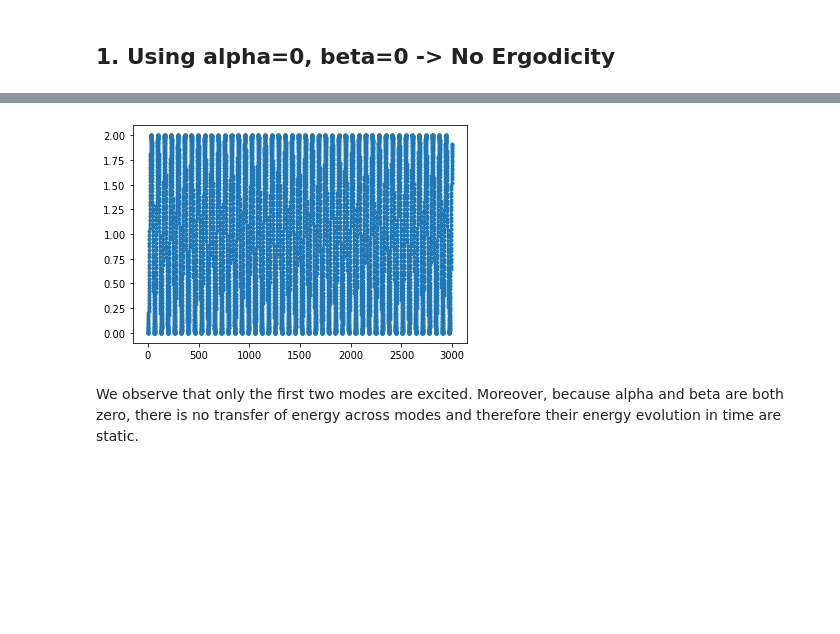
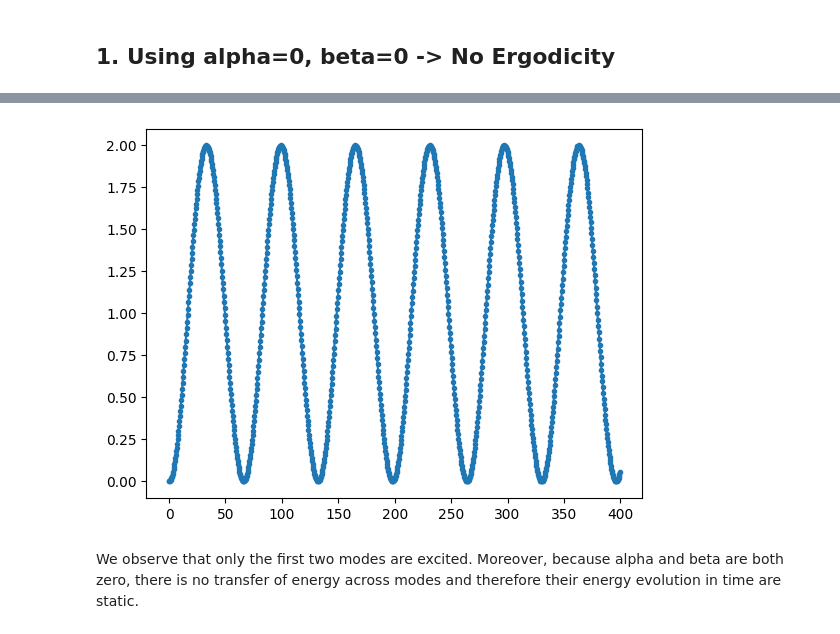
Before and after one commit to aleromualdi/FPU-Integrator, a Jupyter notebook: notebooks/01_create dataset sample manifold.ipynb, the cells around one changed output, grey strips where cells are left out. Drawn from its saved outputs; the diff is of its cells as text; code cells hidden in the pictures; blank space fills up the shorter version.

```diff
--- a/notebooks/01_create dataset sample manifold.ipynb
+++ b/notebooks/01_create dataset sample manifold.ipynb
@@ -67,7 +70,7 @@ plot_mode_energies(data_a_b_zero, xlim=(0, 400))
 # %%
-plot_consecutive_distances(data_a_b_zero, n_points=10000)
+plot_consecutive_distances(data_a_b_zero, n_points=1000)
 # %% [output]
-[figure, old version]
+[figure, new version]
 # %% [markdown]
 We observe that only the first two modes are excited. Moreover, because alpha and beta are both zero, there is no transfer of energy across modes and therefore their energy evolution in time are static.
 # %% [markdown]
```
Also changed, not shown: parts of 9 cells of this notebook, 1 other file.
